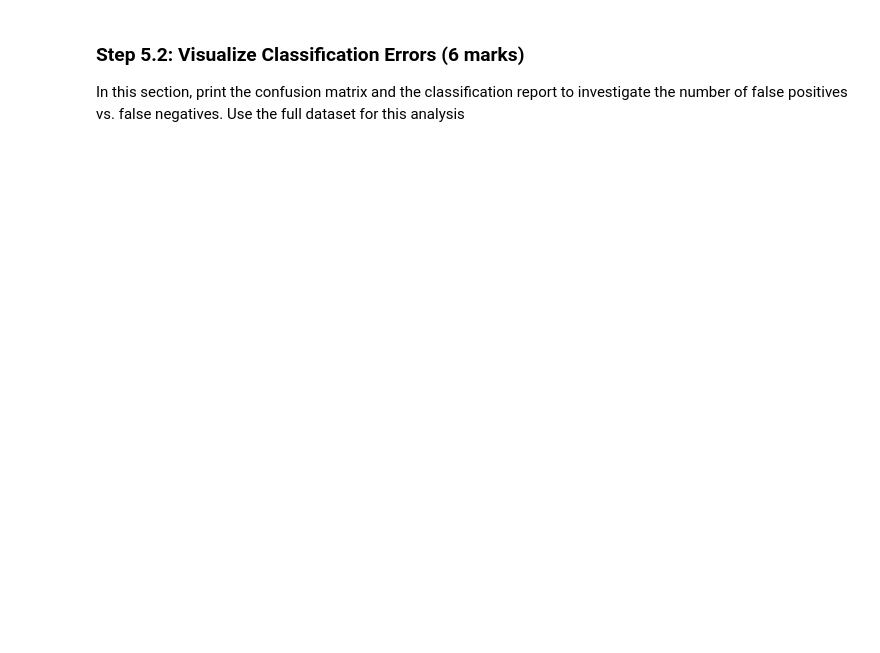
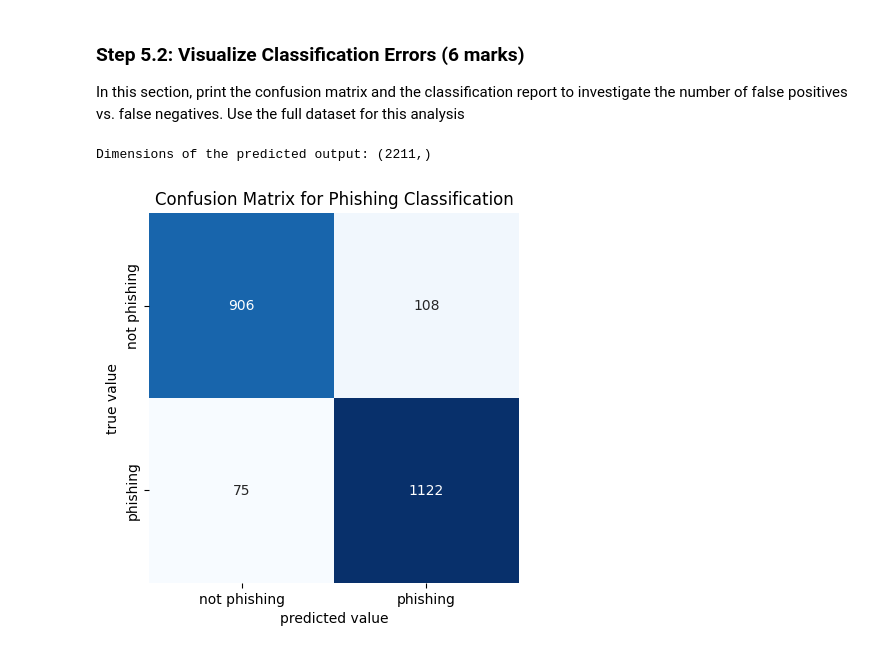
Before and after one commit to Tundebademosi/engg680_2024_fall, a Jupyter notebook: Lab Assignment 3/Gradient Descent & Logistic Regression.ipynb, the cells around one changed output. Cells and saved outputs as stored; diff of their text form; code cells hidden in the pictures; blank space fills up the shorter version.

```diff
--- a/Lab Assignment 3/Gradient Descent & Logistic Regression.ipynb
+++ b/Lab Assignment 3/Gradient Descent & Logistic Regression.ipynb
@@ -752,3 +831,21 @@ Use random_state = 42
     - `X` and `y` (1 mark)
     - Only first two columns of `X` and `y` (1 mark)
     - `X_small` and `y_small` (1 mark)
+# %%
+from sklearn.linear_model import LogisticRegression
+
+# Instantiate the LogisticRegression model with max_iter=2000
+model = LogisticRegression(max_iter=2000)
+
+# 1. Fit the model with the complete dataset X and y
+model.fit(X, y)
+print("Model trained on full dataset (X, y)")
+
+# 2. Fit the model with only the first two columns of X and y
+X_two_columns = X.iloc[:, :2]
+model.fit(X_two_columns, y)
+print("Model trained on first two columns of X and y")
+
+# 3. Fit the model with X_small and y_small (previously created 3% sample of data)
+model.fit(X_small, y_small)
+print("Model trained on smaller dataset (X_small, y_small)")
@@ -782,14 +1013,35 @@ In this section, print the confusion matrix and the classification report to inv
 # %%
 # TO DO: Retrieve target vector and predicted values for testing set using full dataset and print the dimension of the predicted output (2 mark)
 # Note: 70% training set, 30% testing set
+
+from sklearn.metrics import confusion_matrix, classification_report
+
+# Split the data into training and testing sets using the full dataset (X, y)
+X_train, X_test, y_train, y_test = train_test_split(X, y, test_size=0.2, random_state=0)
+
+# Train the model on the full dataset
+model.fit(X_train, y_train)
+
+# Make predictions on the testing set
+y_pred = model.predict(X_test)
+
+# Print dimensions of the predicted output
+print("Dimensions of the predicted output:", y_pred.shape)
+# %% [output]
+Dimensions of the predicted output: (2211,)
 # %%
 import seaborn as sns
 
 # TO DO: Calculate confusion matrix (2 marks) : conf_mat
+conf_mat = confusion_matrix(y_test, y_pred)
 
 # Below code prints confusion matrix using a heatmap
-sns.heatmap(conf_mat, xticklabels=['not phishing', 'phishing'],  yticklabels=['not phishing', 'phishing'], square=True, annot=True, cbar=False, fmt='d')
+sns.heatmap(conf_mat, xticklabels=['not phishing', 'phishing'],  yticklabels=['not phishing', 'phishing'], square=True, annot=True, cbar=False, fmt='d', cmap='Blues')
 plt.xlabel('predicted value')
 plt.ylabel('true value')
+plt.title('Confusion Matrix for Phishing Classification')
+plt.show()
+# %% [output]
+[figure, added]
 # %%
 # TO DO: Print classification report (2 marks)
```
Also changed, not shown: parts of 15 cells of this notebook.
